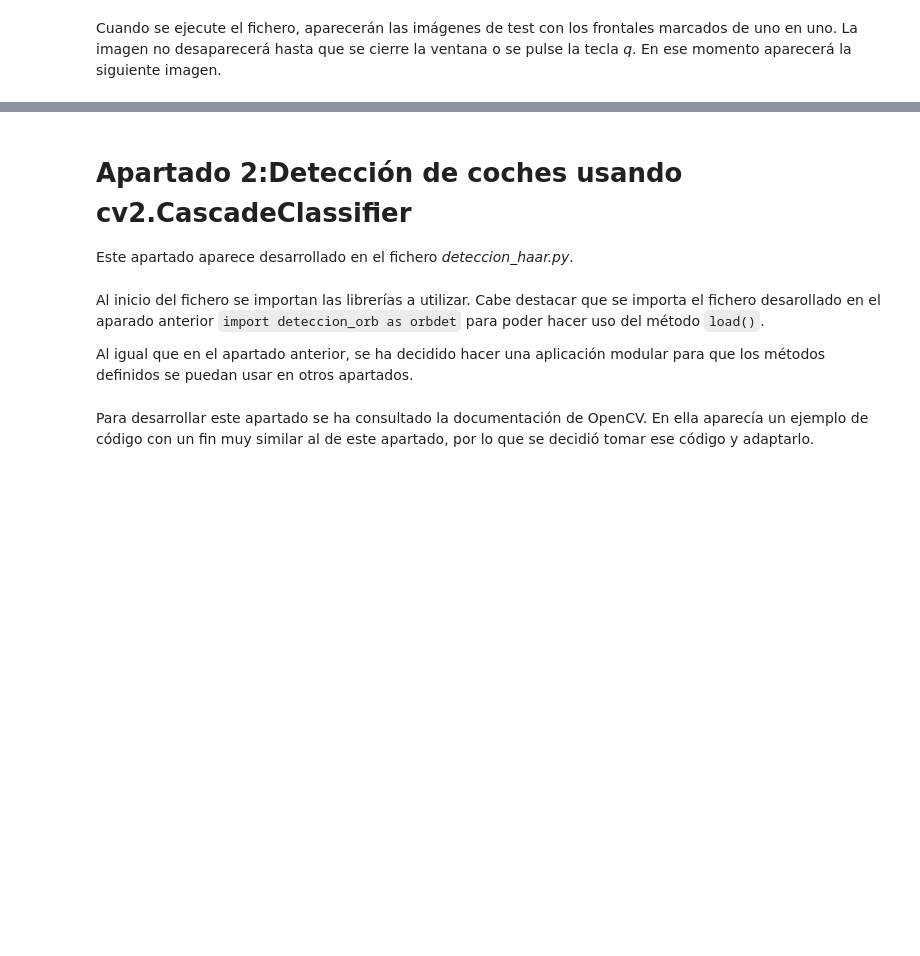
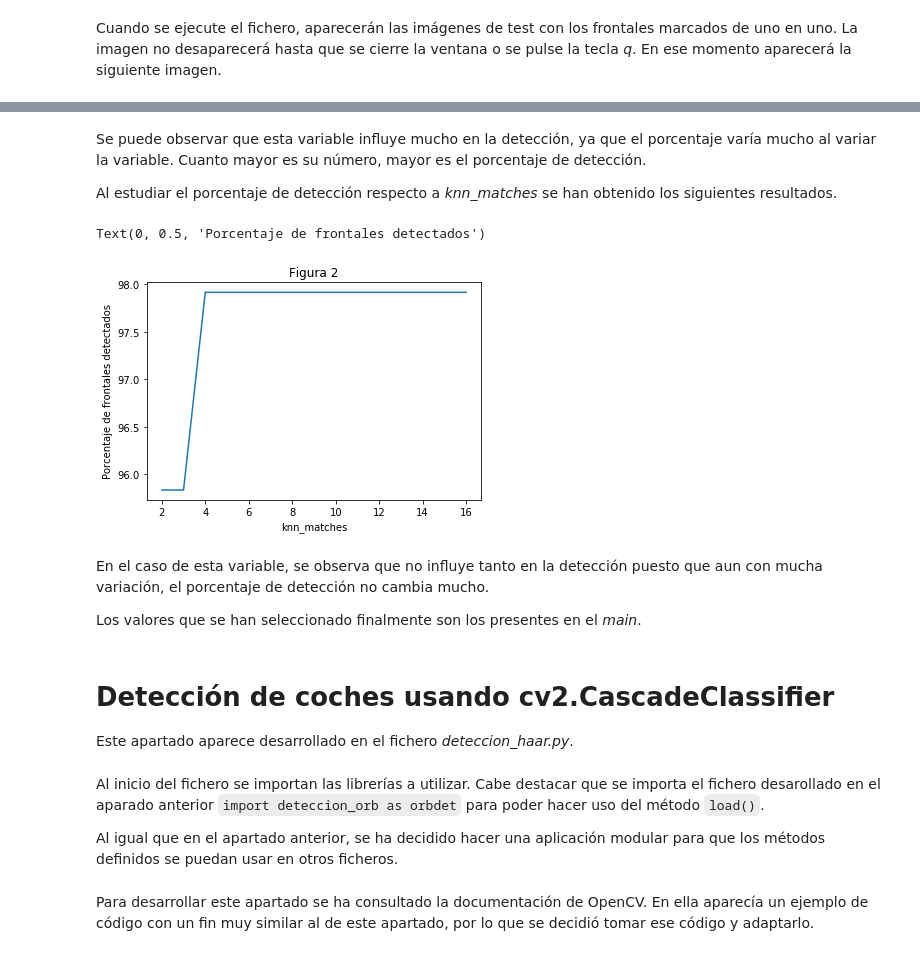
Before and after one commit to mikamp116/cv-p1, a Jupyter notebook: memoria.ipynb, the cells around one changed output, grey strips where cells are left out. Drawn from its saved outputs; the diff is of its cells as text; code cells hidden in the pictures; blank space fills up the shorter version.

```diff
--- a/memoria.ipynb
+++ b/memoria.ipynb
@@ -345,5 +386,27 @@ desaparecerá hasta que se cierre la ventana o se pulse la tecla *q*. En ese mom
+# %% [markdown]
+Se puede observar que esta variable influye mucho en la detección, ya que el porcentaje varía mucho al variar la
+variable. Cuanto mayor es su número, mayor es el porcentaje de detección.
+
+Al estudiar el porcentaje de detección respecto a *knn_matches* se han obtenido los siguientes resultados.
+# %%
+x = [2, 3, 4, 6, 10, 16]
+y = [46/48*100, 46/48*100, 47/48*100, 47/48*100, 47/48*100, 47/48*100]
+
+
+plt.plot(x,y)
+plt.title("Figura 2")
+plt.xlabel("knn_matches")
+plt.ylabel("Porcentaje de frontales detectados")
+# %% [output]
+Text(0, 0.5, 'Porcentaje de frontales detectados')
+[figure, added]
+# %% [markdown]
+En el caso de esta variable, se observa que no influye tanto en la detección puesto que aun con mucha
+variación, el porcentaje de detección no cambia mucho.
+
+Los valores que se han seleccionado finalmente son los presentes en el *main*.
 # %% [markdown]
-# Apartado 2:Detección de coches usando cv2.CascadeClassifier
+# Detección de coches usando cv2.CascadeClassifier
 
 Este apartado aparece desarrollado en el fichero *deteccion_haar.py*.
 # %% [markdown]
@@ -351,7 +414,7 @@ Al inicio del fichero se importan las librerías a utilizar. Cabe destacar que s
 el aparado anterior `import deteccion_orb as orbdet` para poder hacer uso del método `load()`.
 
 Al igual que en el apartado anterior, se ha decidido hacer una aplicación modular para que los métodos definidos se
-puedan usar en otros apartados.
+puedan usar en otros ficheros.
 # %%
 import cv2
 from matplotlib import pyplot as plt
```
Also changed, not shown: parts of 55 cells of this notebook, 2 other files.
